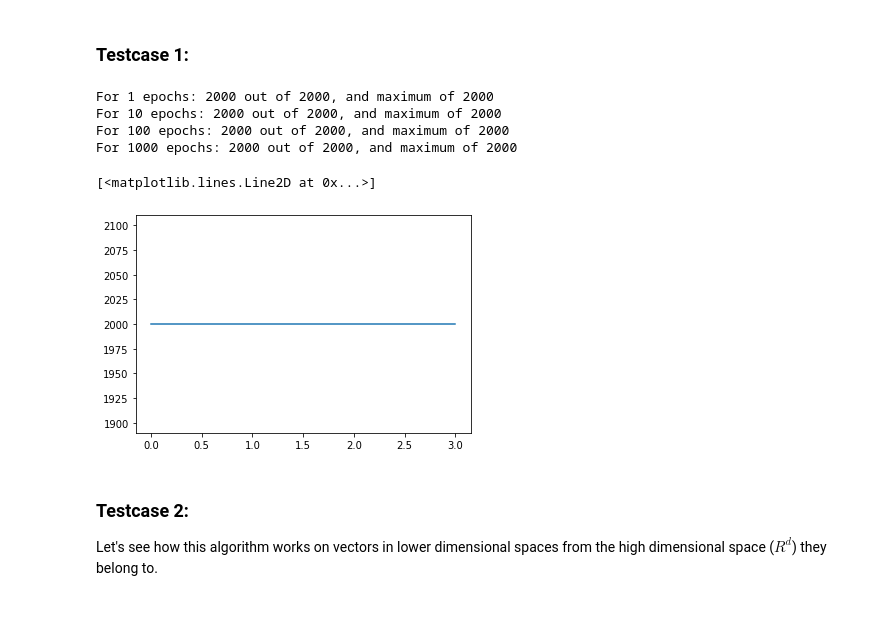
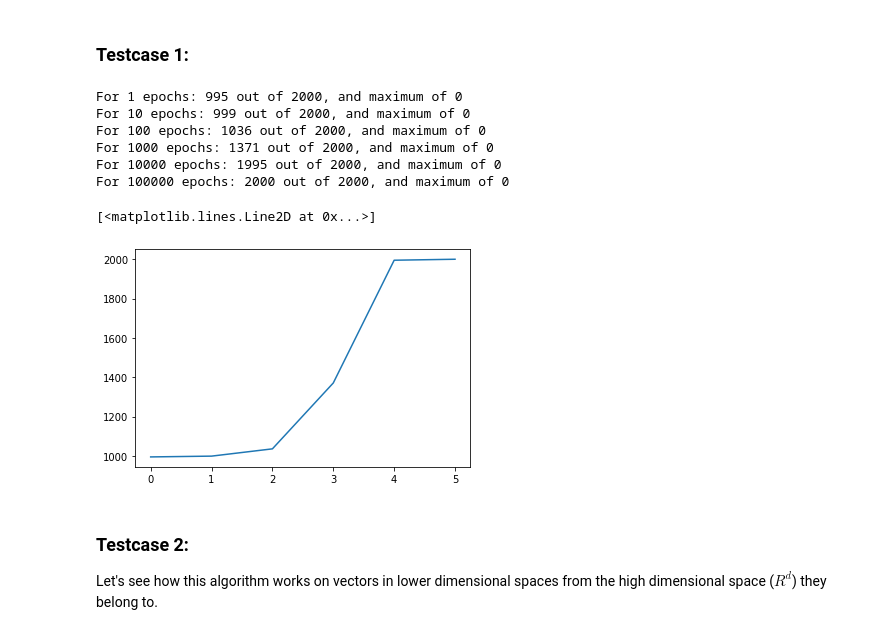
Before and after one commit to m-mehabadi/grad-maker, a Jupyter notebook: notebooks/Testing_GradientMaker.ipynb, the cells around one changed output. Saved outputs shown, nothing was run; the diff lists cells and outputs as text; code cells hidden in the pictures.

```diff
--- a/notebooks/Testing_GradientMaker.ipynb
+++ b/notebooks/Testing_GradientMaker.ipynb
@@ -89,19 +95,21 @@ For 100 epochs: 1060 out of 2000, and maximum of 1061
 shape = (2000, 7840)
 grads = 1e-10*(1000*(np.random.randn(*shape)+1))*np.random.randn(*shape)
 # %%
-epochs_power = 4
+epochs_power = 6
 counts = []
 for i in [10**j for j in range(epochs_power)]:
-    g, (pos_count, _) = gmaker(grads, epochs=i, start="zero")
+    g, (pos_count, _, _) = gmaker(grads, epochs=i, start="zero")
     counts.append(pos_count)
 plt.plot(list(range(epochs_power)), counts)
 # %% [output]
-For 1 epochs: 2000 out of 2000, and maximum of 2000
-For 10 epochs: 2000 out of 2000, and maximum of 2000
-For 100 epochs: 2000 out of 2000, and maximum of 2000
-For 1000 epochs: 2000 out of 2000, and maximum of 2000
+For 1 epochs: 995 out of 2000, and maximum of 0
+For 10 epochs: 999 out of 2000, and maximum of 0
+For 100 epochs: 1036 out of 2000, and maximum of 0
+For 1000 epochs: 1371 out of 2000, and maximum of 0
+For 10000 epochs: 1995 out of 2000, and maximum of 0
+For 100000 epochs: 2000 out of 2000, and maximum of 0
 [<matplotlib.lines.Line2D at 0x...>]
-[figure, old version]
+[figure, new version]
 # %% [markdown]
 ### Testcase 2:
 Let's see how this algorithm works on vectors in lower dimensional spaces from the high dimensional space ($R^d$) they belong to.
```
Also changed, not shown: parts of 7 cells of this notebook.
